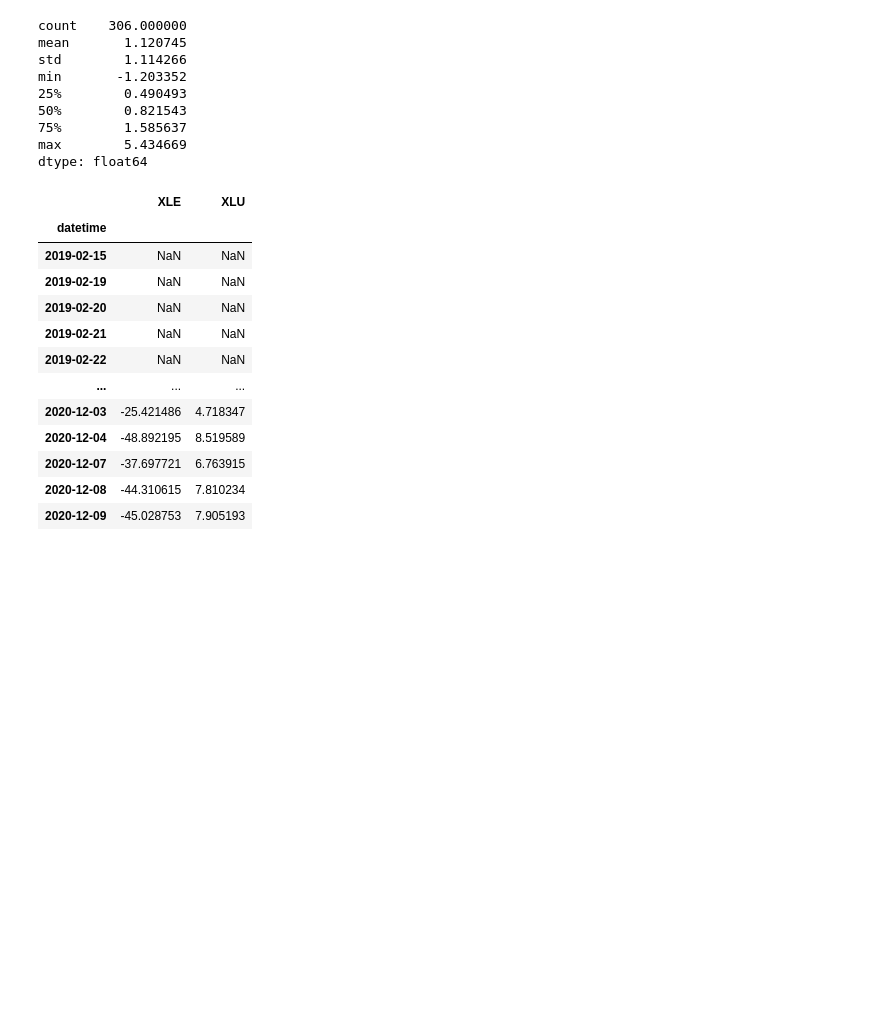
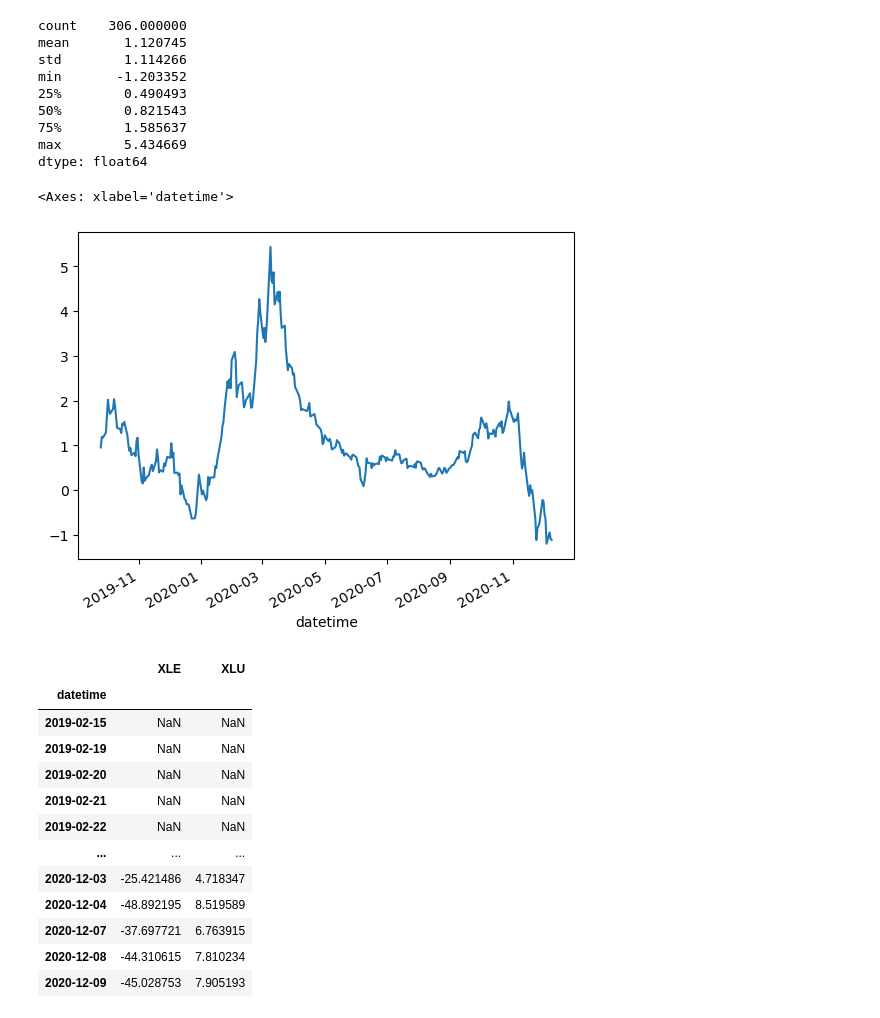
Before and after one commit to tuandq-cs/trading, a Jupyter notebook: experiment.ipynb, the cells around one changed output. Saved outputs shown, nothing was run; the diff lists cells and outputs as text; code cells hidden in the pictures; blank space fills up the shorter version.

```diff
--- a/experiment.ipynb
+++ b/experiment.ipynb
@@ -352,6 +370,11 @@ min       -1.203352
 75%        1.585637
 max        5.434669
 dtype: float64
+# %%
+num_units.plot()
+# %% [output]
+<Axes: xlabel='datetime'>
+[figure, added]
 # %%
 positions = weights.mul(num_units, axis=0) * price
 positions
```
Also changed, not shown: parts of 12 cells of this notebook.
